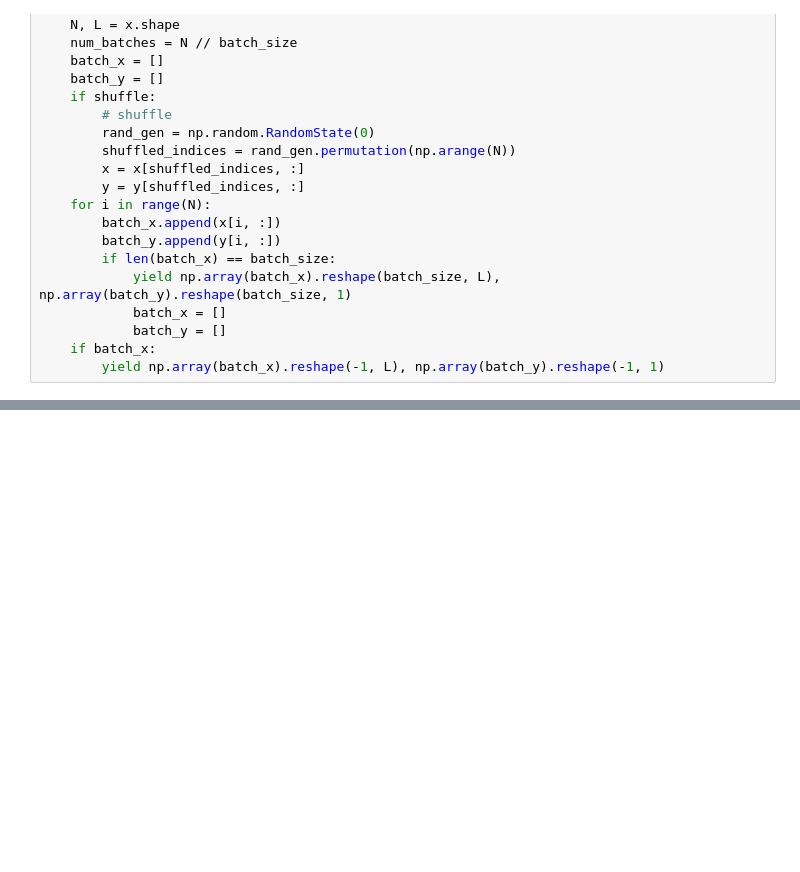
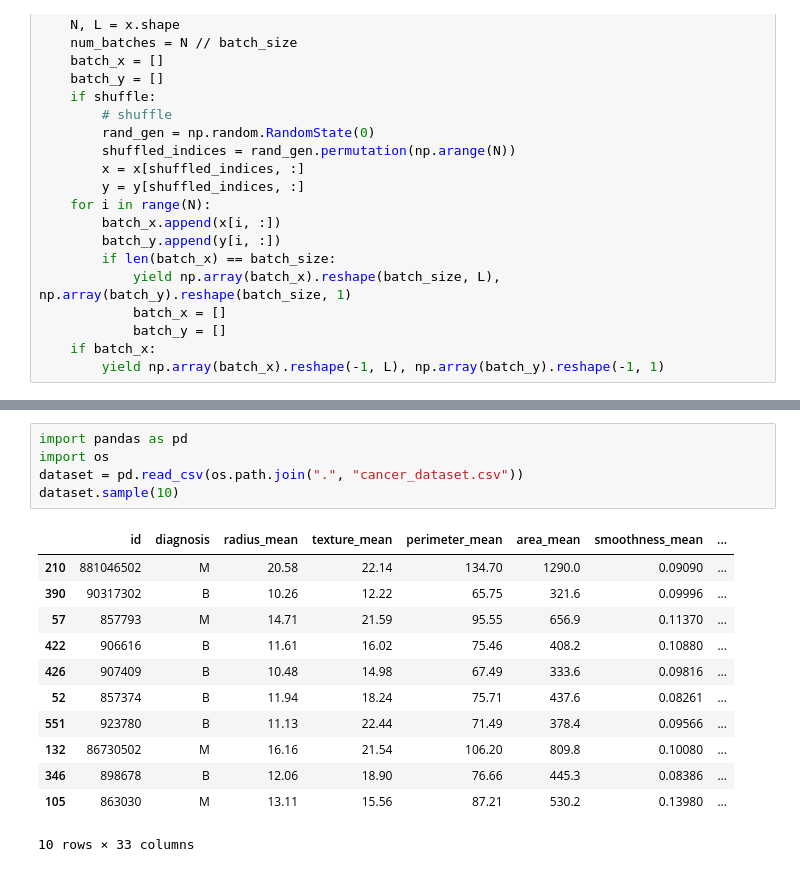
Before and after one commit to AmitosForever/Deep-Learning-Course, a Jupyter notebook: HW0/ece046211_hw0_machine_learning_recap_students.ipynb, the cells around one changed output, grey strips where cells are left out. Saved outputs shown, nothing was run; the diff lists cells and outputs as text; blank space fills up the shorter version.

```diff
--- a/HW0/ece046211_hw0_machine_learning_recap_students.ipynb
+++ b/HW0/ece046211_hw0_machine_learning_recap_students.ipynb
@@ -989,0 +1054,18 @@ Your Code Here
+# %%
+import pandas as pd
+import os
+dataset = pd.read_csv(os.path.join(".", "cancer_dataset.csv"))
+dataset.sample(10)
+# %% [output]
+|  | id | diagnosis | radius_mean | texture_mean | perimeter_mean | area_mean | smoothness_mean | ... |
+| 210 | 881046502 | M | 20.58 | 22.14 | 134.70 | 1290.0 | 0.09090 | ... |
+| 390 | 90317302 | B | 10.26 | 12.22 | 65.75 | 321.6 | 0.09996 | ... |
+| 57 | 857793 | M | 14.71 | 21.59 | 95.55 | 656.9 | 0.11370 | ... |
+| 422 | 906616 | B | 11.61 | 16.02 | 75.46 | 408.2 | 0.10880 | ... |
+| 426 | 907409 | B | 10.48 | 14.98 | 67.49 | 333.6 | 0.09816 | ... |
+| 52 | 857374 | B | 11.94 | 18.24 | 75.71 | 437.6 | 0.08261 | ... |
+| 551 | 923780 | B | 11.13 | 22.44 | 71.49 | 378.4 | 0.09566 | ... |
+| 132 | 86730502 | M | 16.16 | 21.54 | 106.20 | 809.8 | 0.10080 | ... |
+| 346 | 898678 | B | 12.06 | 18.90 | 76.66 | 445.3 | 0.08386 | ... |
+| 105 | 863030 | M | 13.11 | 15.56 | 87.21 | 530.2 | 0.13980 | ... |
+10 rows × 33 columns
```
Also changed, not shown: parts of 20 cells of this notebook.
